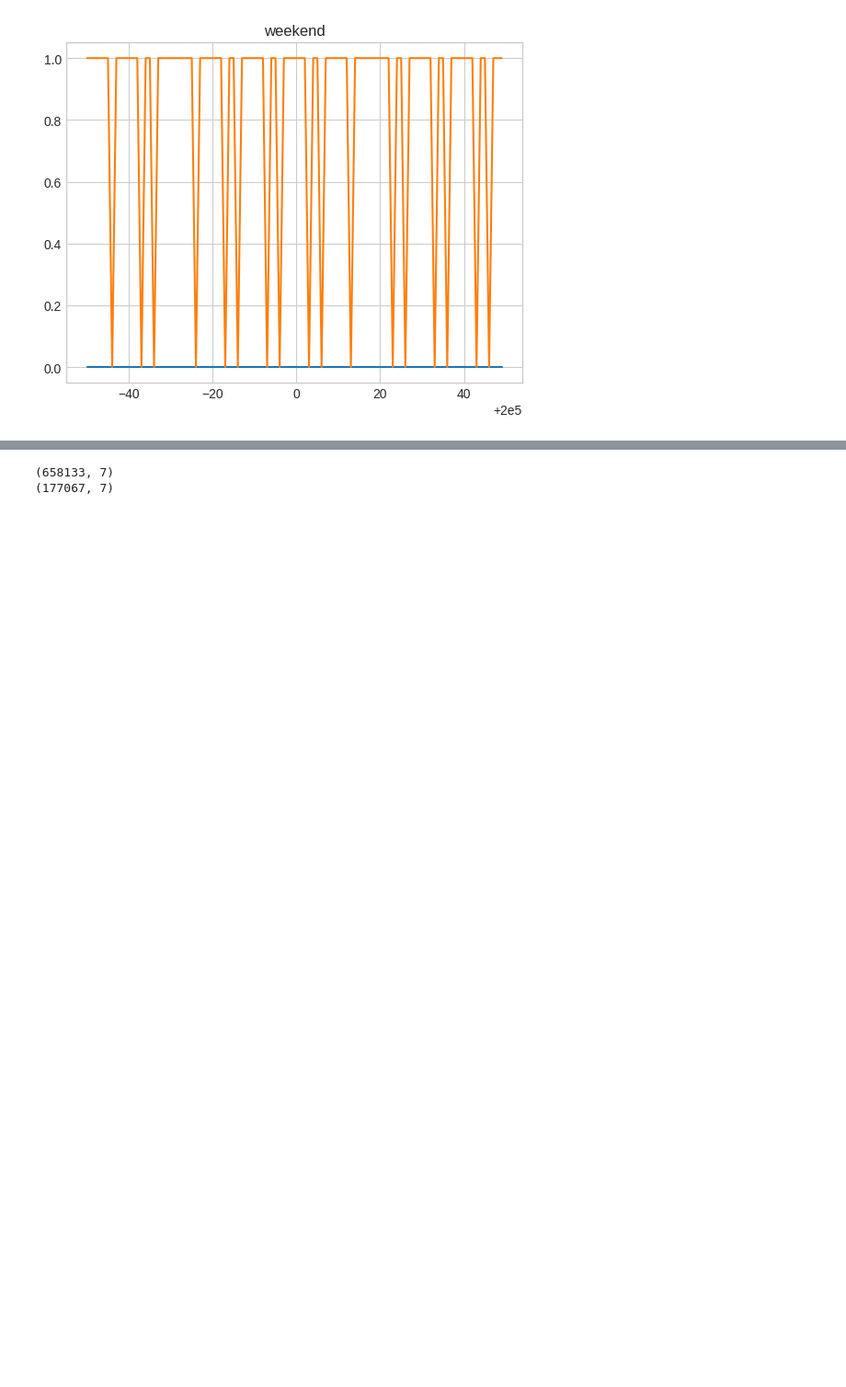
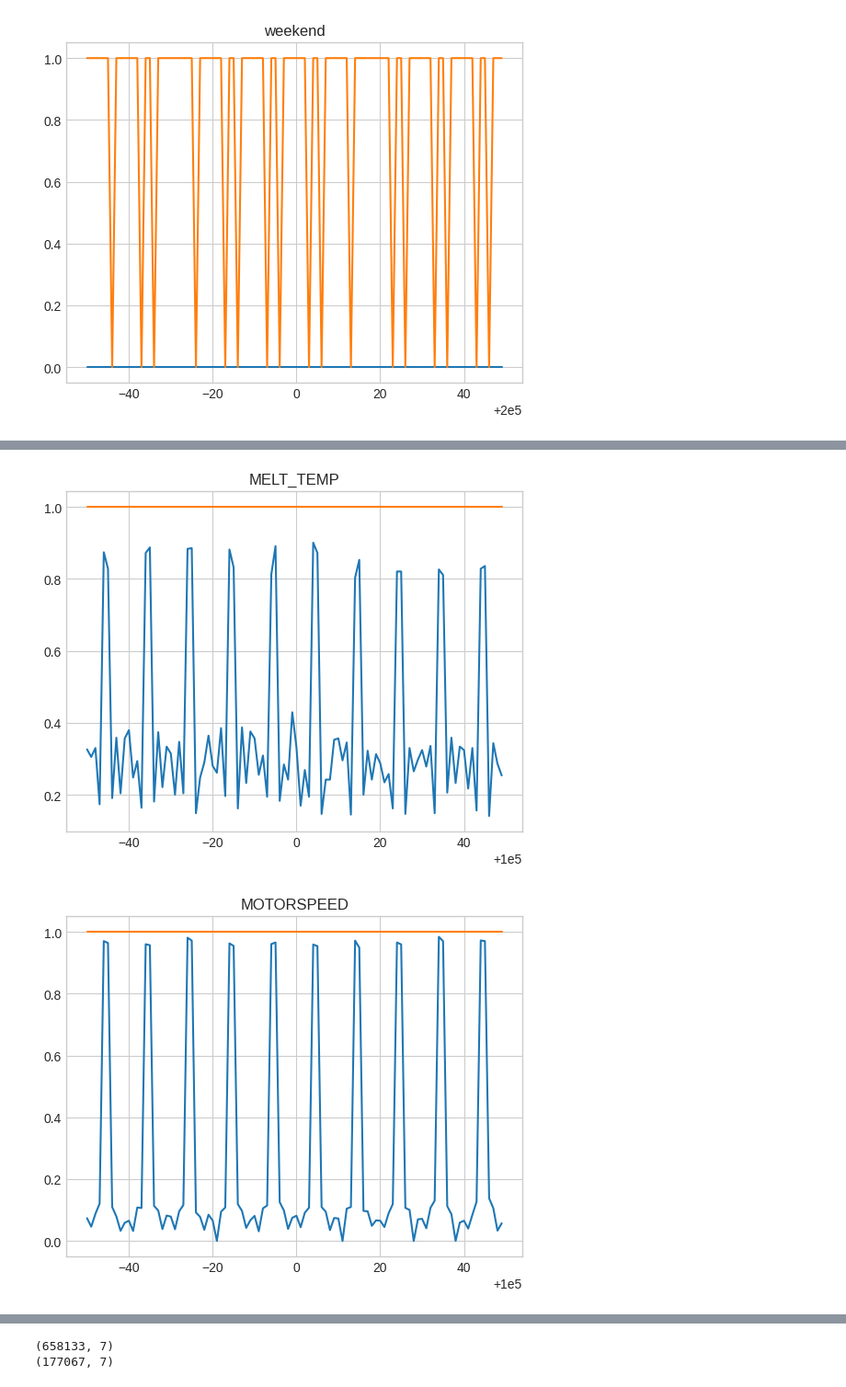
Before and after one commit to min0355/mx_competition, a Jupyter notebook: code/EDA_2.ipynb, the cells around one changed output, grey strips where cells are left out. Shown at 92% size. Drawn from its saved outputs; the diff is of its cells as text; code cells hidden in the pictures; blank space fills up the shorter version.

```diff
--- a/code/EDA_2.ipynb
+++ b/code/EDA_2.ipynb
@@ -154,0 +186,22 @@ for col in X.columns:
+# %%
+# 정상 구간 지점 확대, 라벨과 비교 : 시간적인 feature (작업 시간, 출 퇴근이나 작업자 성향을 간접 파악) 들과 전혀 관계 없으며 ,
+# 재료 질량과도 거의 상관 없음. (LInear 한 감소에서 주기적 라벨링 관찰)
+# 온도와 모터 스피드 변화에 따라 광범위한 일정 영역 대에서 집중 발생함을 알 수 있음.
+
+eventrow = 100000
+
+minx = eventrow - 50
+maxx = eventrow + 50
+
+for col in X.columns:
+    plt.style.use('seaborn-whitegrid')
+    fig = plt.figure()
+    ax = plt.axes()
+    plt.title(col)
+
+    x = np.linspace(minx, maxx)
+    ax.plot(X[col][minx : maxx])
+    ax.plot(y['TAG'][minx : maxx])
+# %% [output]
+[figure, added]
+[figure, added]
```
Also changed, not shown: parts of 5 cells of this notebook.
